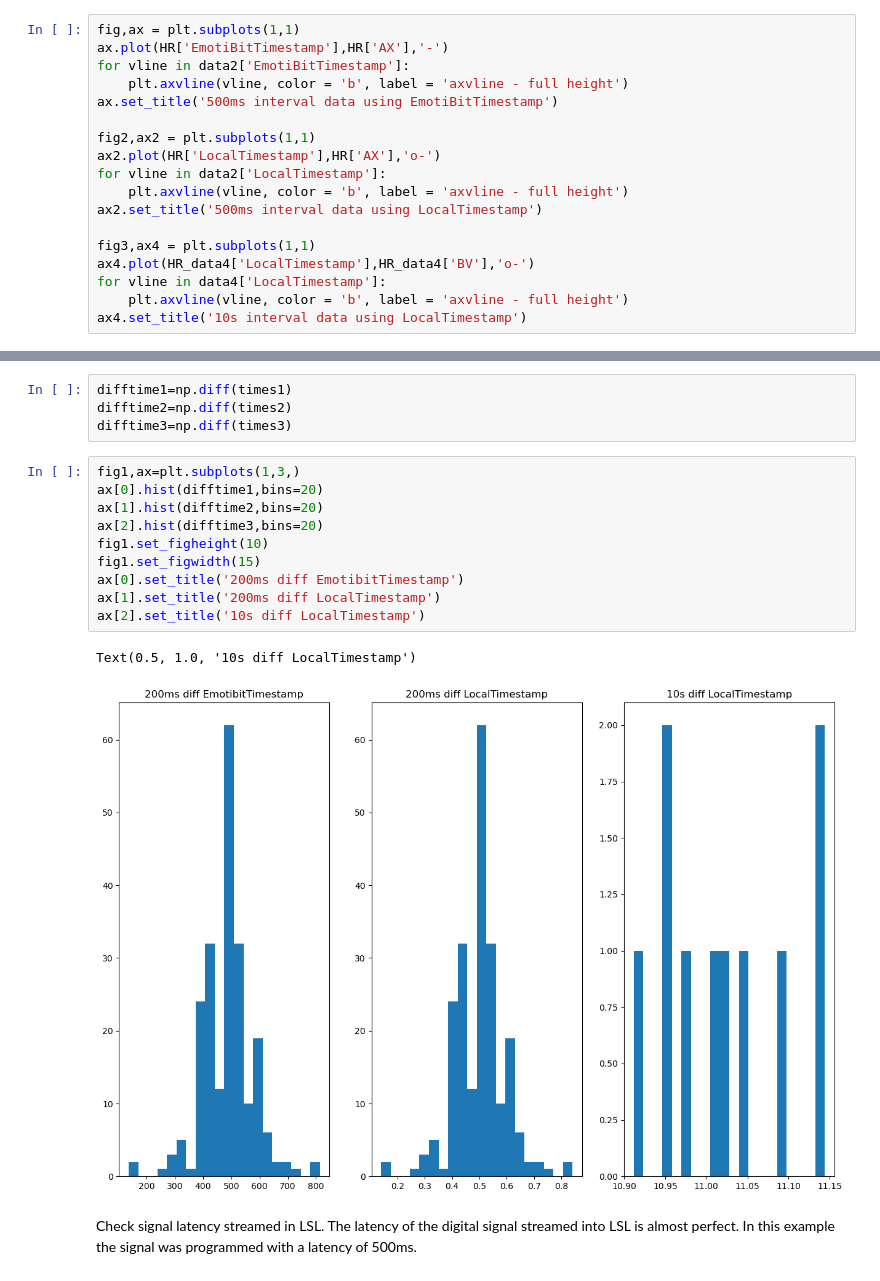
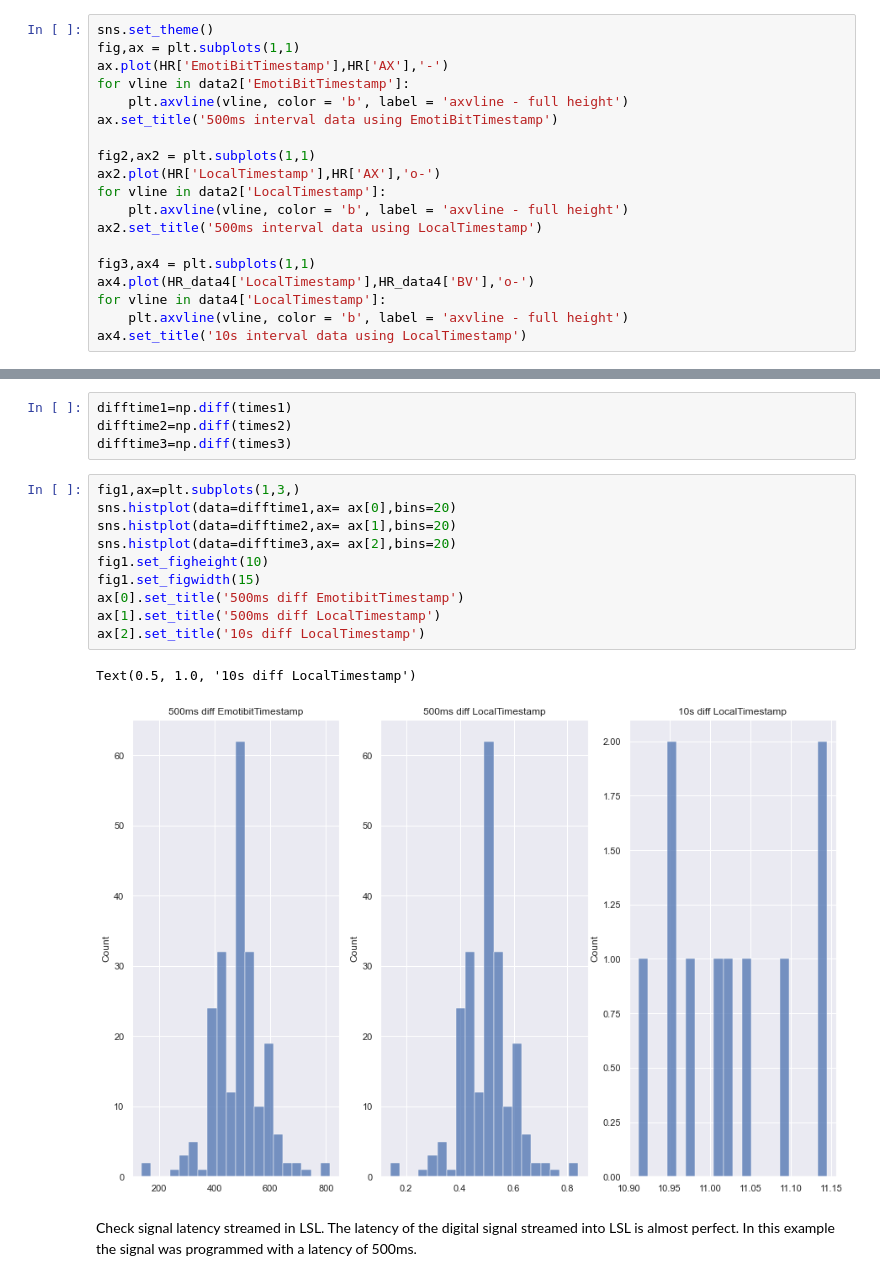
Before and after one commit to Rockyneuron/EmotiBit, a Jupyter notebook: analysis/test_sync.ipynb, the cells around one changed output, grey strips where cells are left out. Drawn from its saved outputs; the diff is of its cells as text.

```diff
--- a/analysis/test_sync.ipynb
+++ b/analysis/test_sync.ipynb
@@ -32,6 +30,7 @@ FileNotFoundError: [Errno 2] No such file or directory: '..\\emotiBitData\\LSL\\
 # %% [markdown]
 Letsm plot some figures
 # %%
+sns.set_theme()
 fig,ax = plt.subplots(1,1)
 ax.plot(HR['EmotiBitTimestamp'],HR['AX'],'-')
 for vline in data2['EmotiBitTimestamp']:
@@ -74,17 +73,17 @@ difftime2=np.diff(times2)
 difftime3=np.diff(times3)
 # %%
 fig1,ax=plt.subplots(1,3,)
-ax[0].hist(difftime1,bins=20)
-ax[1].hist(difftime2,bins=20)
-ax[2].hist(difftime3,bins=20)
+sns.histplot(data=difftime1,ax= ax[0],bins=20)
+sns.histplot(data=difftime2,ax= ax[1],bins=20)
+sns.histplot(data=difftime3,ax= ax[2],bins=20)
 fig1.set_figheight(10)
 fig1.set_figwidth(15)
-ax[0].set_title('200ms diff EmotibitTimestamp')
-ax[1].set_title('200ms diff LocalTimestamp')
+ax[0].set_title('500ms diff EmotibitTimestamp')
+ax[1].set_title('500ms diff LocalTimestamp')
 ax[2].set_title('10s diff LocalTimestamp')
 # %% [output]
 Text(0.5, 1.0, '10s diff LocalTimestamp')
-[figure, old version]
+[figure, new version]
 # %% [markdown]
 Check signal latency streamed in LSL.
 The latency of the digital signal streamed into LSL is almost perfect.
```
Also changed, not shown: parts of 3 cells of this notebook.
